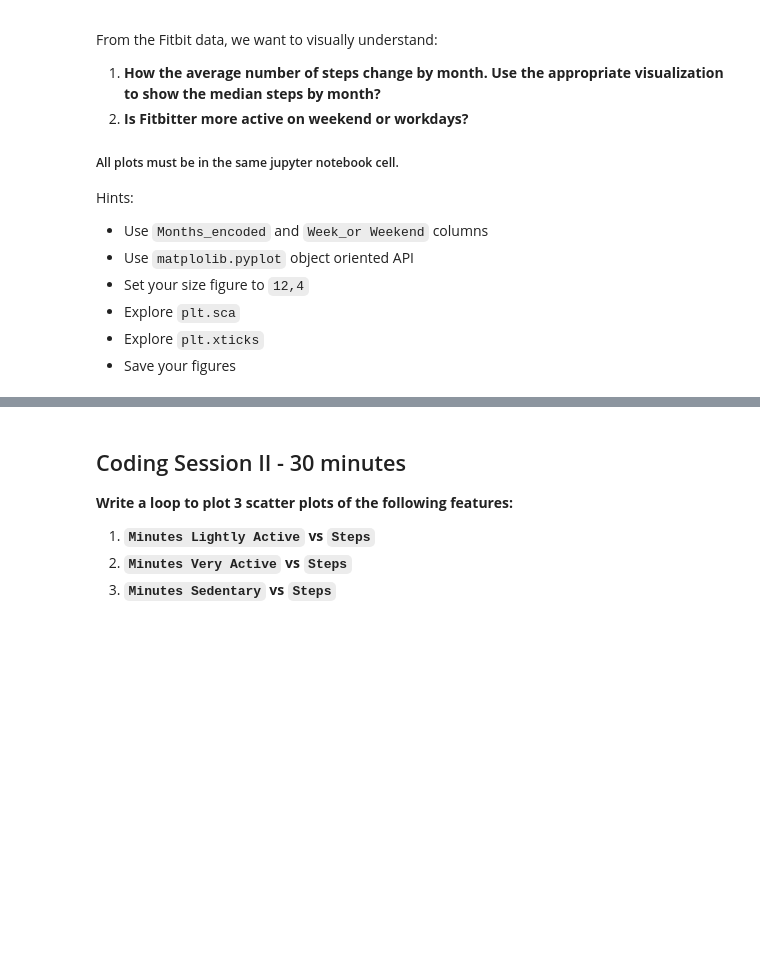
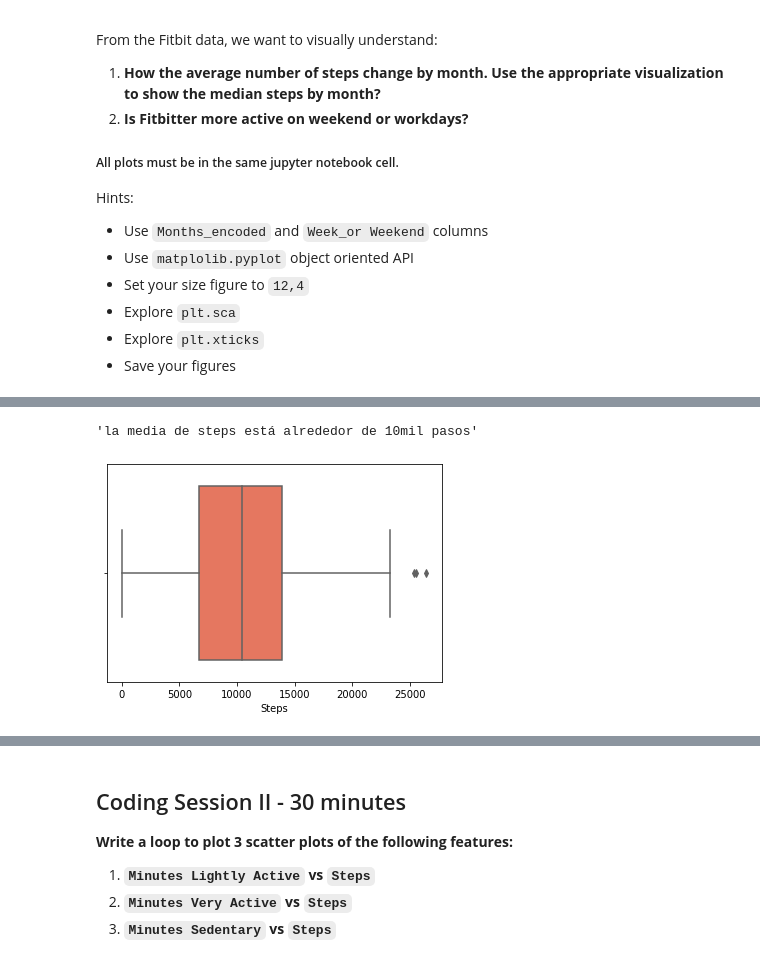
Before and after one commit to Ironhack-Data-Madrid-Enero-2021/lab-visualization-extra, a Jupyter notebook: challenge-1.ipynb, the cells around one changed output, grey strips where cells are left out. Cells and saved outputs as stored; diff of their text form; code cells hidden in the pictures; blank space fills up the shorter version.

```diff
--- a/challenge-1.ipynb
+++ b/challenge-1.ipynb
@@ -50,0 +61,6 @@ Hints:
+# %%
+sns.boxplot(x=fitbit.Steps, palette = "Reds")
+"la media de steps está alrededor de 10mil pasos"
+# %% [output]
+'la media de steps está alrededor de 10mil pasos'
+[figure, added]
```
Also changed, not shown: parts of 10 cells of this notebook, 1 other file.
